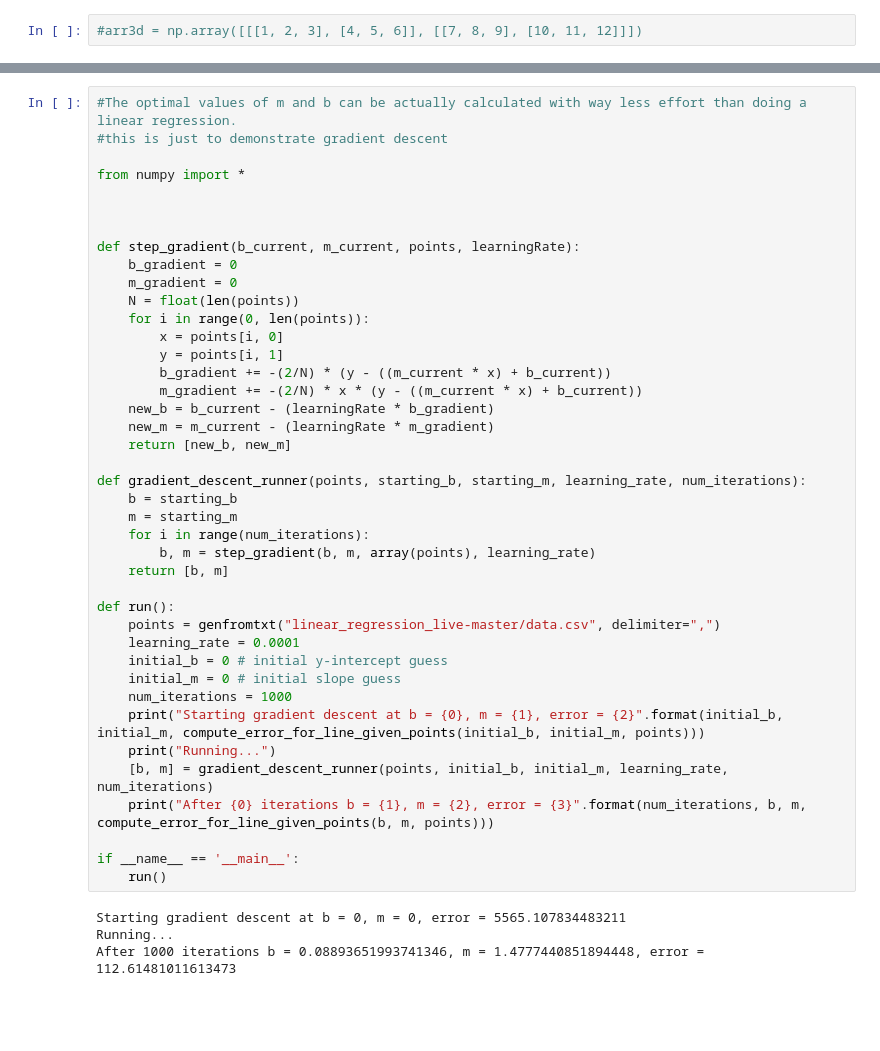
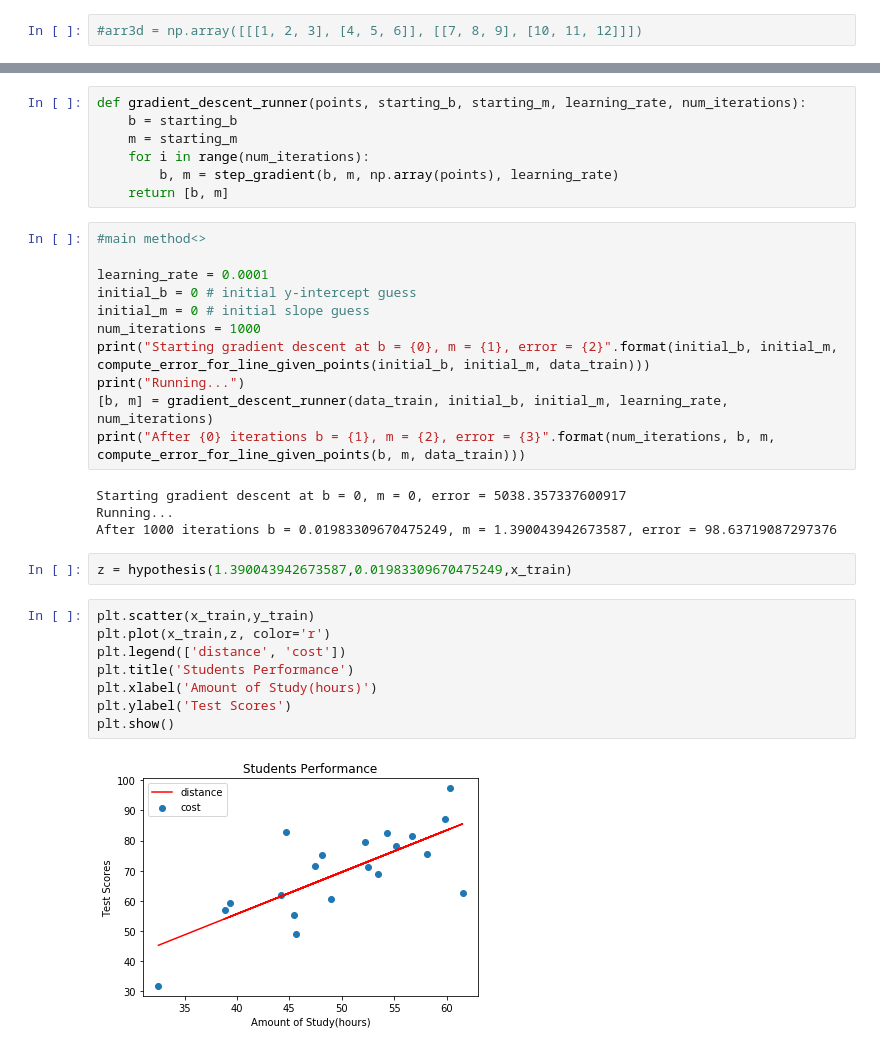
Before and after one commit to bgreatfit/MachineLearningWithPython, a Jupyter notebook: SimpleRegression/Linear Regression.ipynb, the cells around one changed output, grey strips where cells are left out. Drawn from its saved outputs; the diff is of its cells as text; blank space fills up the shorter version.

Commit message:
fixed gradient descent function

```diff
--- a/SimpleRegression/Linear Regression.ipynb
+++ b/SimpleRegression/Linear Regression.ipynb
@@ -88,45 +87,34 @@ x.corr(y)
+# %%
+def gradient_descent_runner(points, starting_b, starting_m, learning_rate, num_iterations):
+    b = starting_b
+    m = starting_m
+    for i in range(num_iterations):
+        b, m = step_gradient(b, m, np.array(points), learning_rate)
+    return [b, m]
 # %%
-#The optimal values of m and b can be actually calculated with way less effort than doing a linear regression.
-#this is just to demonstrate gradient descent
+#main method<>
 
-from numpy import *
-
-
-
-def step_gradient(b_current, m_current, points, learningRate):
-    b_gradient = 0
-    m_gradient = 0
-    N = float(len(points))
-    for i in range(0, len(points)):
-        x = points[i, 0]
-        y = points[i, 1]
-        b_gradient += -(2/N) * (y - ((m_current * x) + b_current))
-        m_gradient += -(2/N) * x * (y - ((m_current * x) + b_current))
-    new_b = b_current - (learningRate * b_gradient)
-    new_m = m_current - (learningRate * m_gradient)
-    return [new_b, new_m]
-
-def gradient_descent_runner(points, starting_b, starting_m, learning_rate, num_iterations):
-    b = starting_b
-    m = starting_m
-    for i in range(num_iterations):
-        b, m = step_gradient(b, m, array(points), learning_rate)
-    return [b, m]
-
-def run():
-    points = genfromtxt("linear_regression_live-master/data.csv", delimiter=",")
-    learning_rate = 0.0001
-    initial_b = 0 # initial y-intercept guess
-    initial_m = 0 # initial slope guess
-    num_iterations = 1000
-    print("Starting gradient descent at b = {0}, m = {1}, error = {2}".format(initial_b, initial_m, compute_error_for_line_given_points(initial_b, initial_m, points)))
-    print("Running...")
-    [b, m] = gradient_descent_runner(points, initial_b, initial_m, learning_rate, num_iterations)
-    print("After {0} iterations b = {1}, m = {2}, error = {3}".format(num_iterations, b, m, compute_error_for_line_given_points(b, m, points)))
-
-if __name__ == '__main__':
-    run()
+learning_rate = 0.0001
+initial_b = 0 # initial y-intercept guess
+initial_m = 0 # initial slope guess
+num_iterations = 1000
+print("Starting gradient descent at b = {0}, m = {1}, error = {2}".format(initial_b, initial_m, compute_error_for_line_given_points(initial_b, initial_m, data_train)))
+print("Running...")
+[b, m] = gradient_descent_runner(data_train, initial_b, initial_m, learning_rate, num_iterations)
+print("After {0} iterations b = {1}, m = {2}, error = {3}".format(num_iterations, b, m, compute_error_for_line_given_points(b, m, data_train)))
 # %% [output]
-Starting gradient descent at b = 0, m = 0, error = 5565.107834483211
+Starting gradient descent at b = 0, m = 0, error = 5038.357337600917
 Running...
-After 1000 iterations b = 0.08893651993741346, m = 1.4777440851894448, error = 112.61481011613473
+After 1000 iterations b = 0.01983309670475249, m = 1.390043942673587, error = 98.63719087297376
+# %%
+z = hypothesis(1.390043942673587,0.01983309670475249,x_train)
+# %%
+plt.scatter(x_train,y_train)
+plt.plot(x_train,z, color='r')
+plt.legend(['distance', 'cost'])
+plt.title('Students Performance')
+plt.xlabel('Amount of Study(hours)')
+plt.ylabel('Test Scores')
+plt.show()
+# %% [output]
+[figure, added]
```
Also changed, not shown: parts of 19 cells of this notebook.
